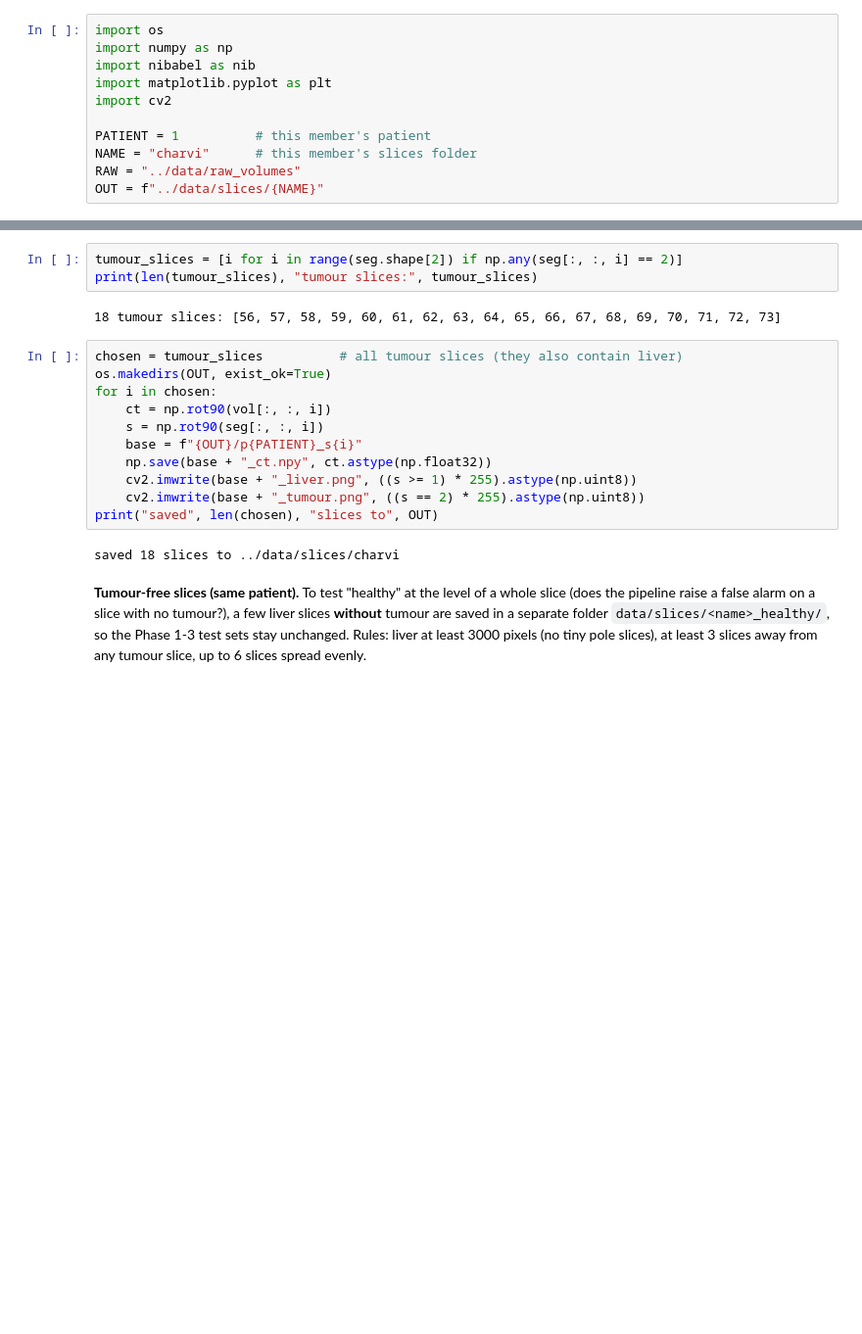
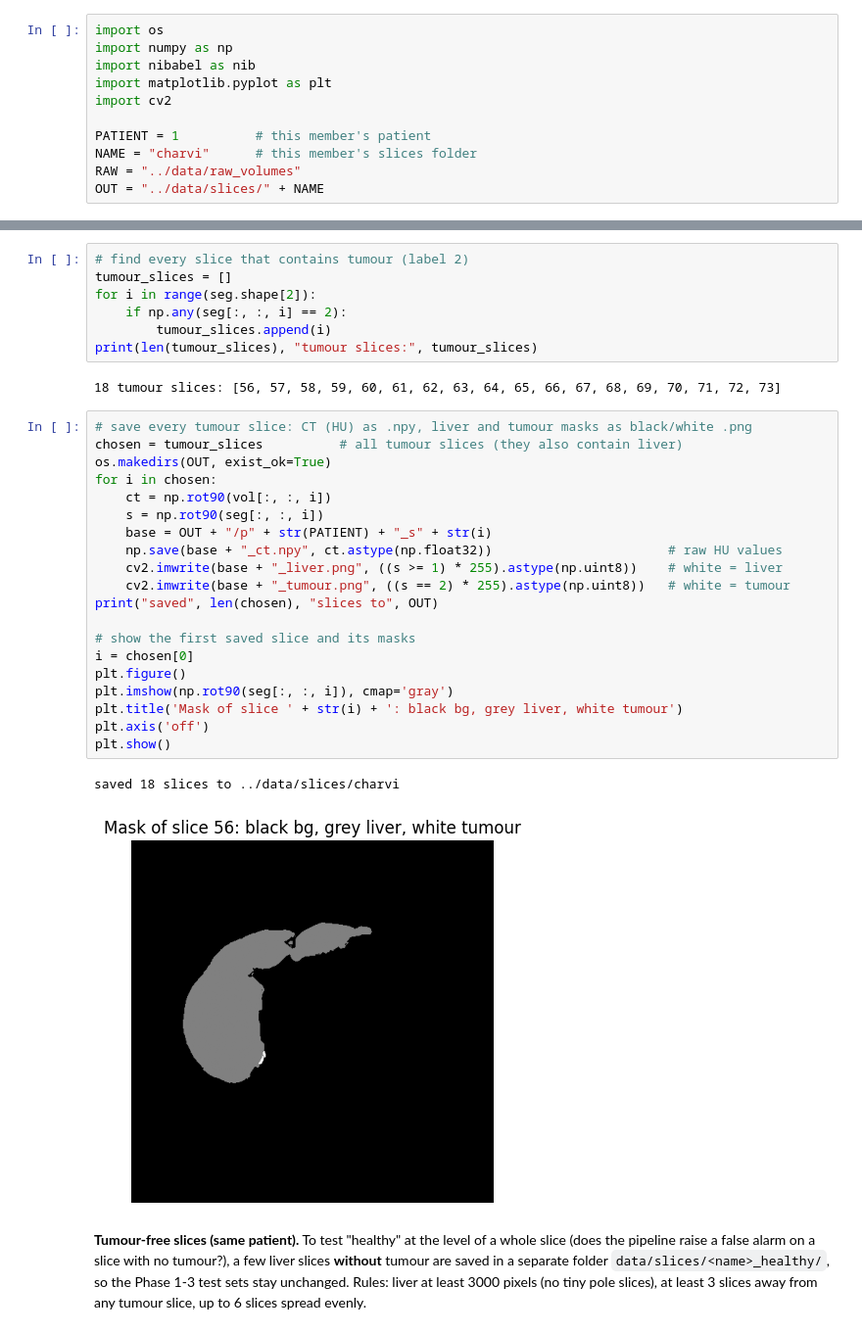
Before and after one commit to samasaeed-mv/imaging-assignment-, a Jupyter notebook: phase1/01_slicing_charvi.ipynb, the cells around one changed output, grey strips where cells are left out. Shown at 98% size. Drawn from its saved outputs; the diff is of its cells as text; blank space fills up the shorter version.

```diff
--- a/phase1/01_slicing_charvi.ipynb
+++ b/phase1/01_slicing_charvi.ipynb
@@ -13,5 +13,5 @@ import cv2
 PATIENT = 1          # this member's patient
 NAME = "charvi"      # this member's slices folder
 RAW = "../data/raw_volumes"
-OUT = f"../data/slices/{NAME}"
+OUT = "../data/slices/" + NAME
 # %%
@@ -27,21 +46,35 @@ labels in mask: [0. 1. 2.]
 # %%
-tumour_slices = [i for i in range(seg.shape[2]) if np.any(seg[:, :, i] == 2)]
+# find every slice that contains tumour (label 2)
+tumour_slices = []
+for i in range(seg.shape[2]):
+    if np.any(seg[:, :, i] == 2):
+        tumour_slices.append(i)
 print(len(tumour_slices), "tumour slices:", tumour_slices)
 # %% [output]
 18 tumour slices: [56, 57, 58, 59, 60, 61, 62, 63, 64, 65, 66, 67, 68, 69, 70, 71, 72, 73]
 # %%
+# save every tumour slice: CT (HU) as .npy, liver and tumour masks as black/white .png
 chosen = tumour_slices          # all tumour slices (they also contain liver)
 os.makedirs(OUT, exist_ok=True)
 for i in chosen:
     ct = np.rot90(vol[:, :, i])
     s = np.rot90(seg[:, :, i])
-    base = f"{OUT}/p{PATIENT}_s{i}"
-    np.save(base + "_ct.npy", ct.astype(np.float32))
-    cv2.imwrite(base + "_liver.png", ((s >= 1) * 255).astype(np.uint8))
-    cv2.imwrite(base + "_tumour.png", ((s == 2) * 255).astype(np.uint8))
+    base = OUT + "/p" + str(PATIENT) + "_s" + str(i)
+    np.save(base + "_ct.npy", ct.astype(np.float32))                       # raw HU values
+    cv2.imwrite(base + "_liver.png", ((s >= 1) * 255).astype(np.uint8))    # white = liver
+    cv2.imwrite(base + "_tumour.png", ((s == 2) * 255).astype(np.uint8))   # white = tumour
 print("saved", len(chosen), "slices to", OUT)
+
+# show the first saved slice and its masks
+i = chosen[0]
+plt.figure()
+plt.imshow(np.rot90(seg[:, :, i]), cmap='gray')
+plt.title('Mask of slice ' + str(i) + ': black bg, grey liver, white tumour')
+plt.axis('off')
+plt.show()
 # %% [output]
 saved 18 slices to ../data/slices/charvi
+[figure, added]
 # %% [markdown]
 **Tumour-free slices (same patient).** To test "healthy" at the level of a whole slice (does the pipeline raise a false alarm on a slice with no tumour?), a few liver slices **without** tumour are saved in a separate folder `data/slices/<name>_healthy/`, so the Phase 1-3 test sets stay unchanged. Rules: liver at least 3000 pixels (no tiny pole slices), at least 3 slices away from any tumour slice, up to 6 slices spread evenly.
 # %%
```
Also changed, not shown: parts of 3 cells of this notebook.
